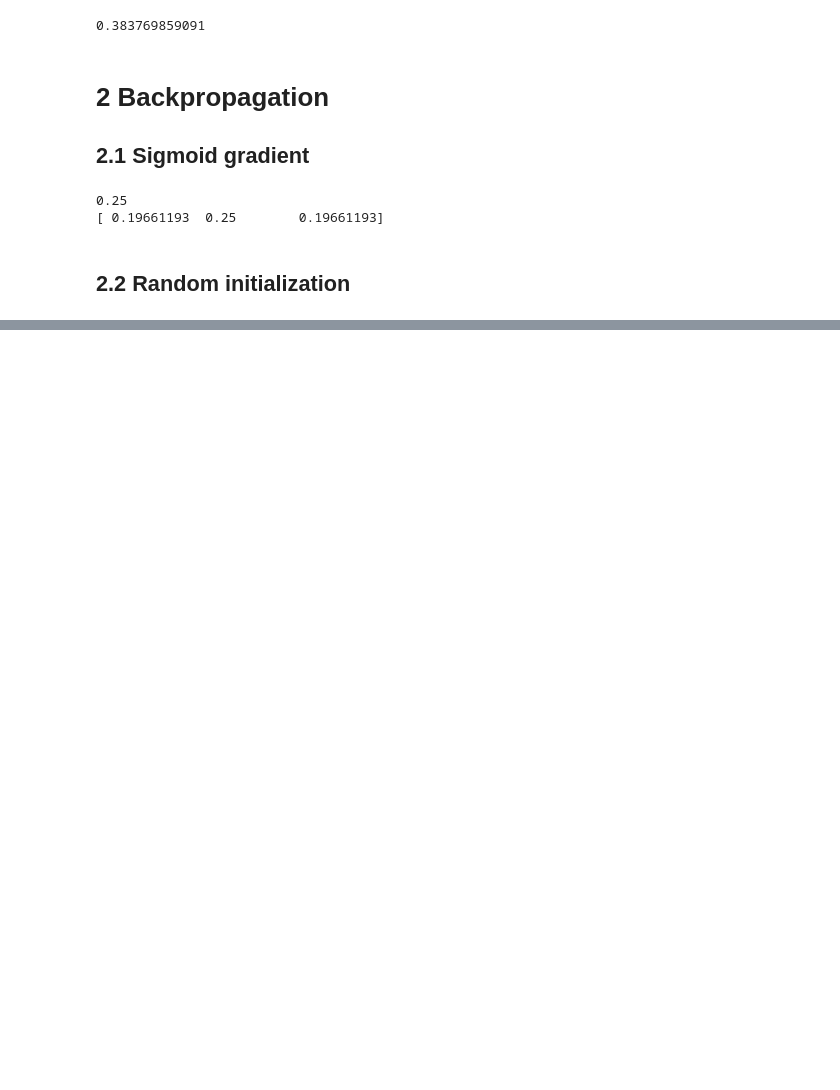
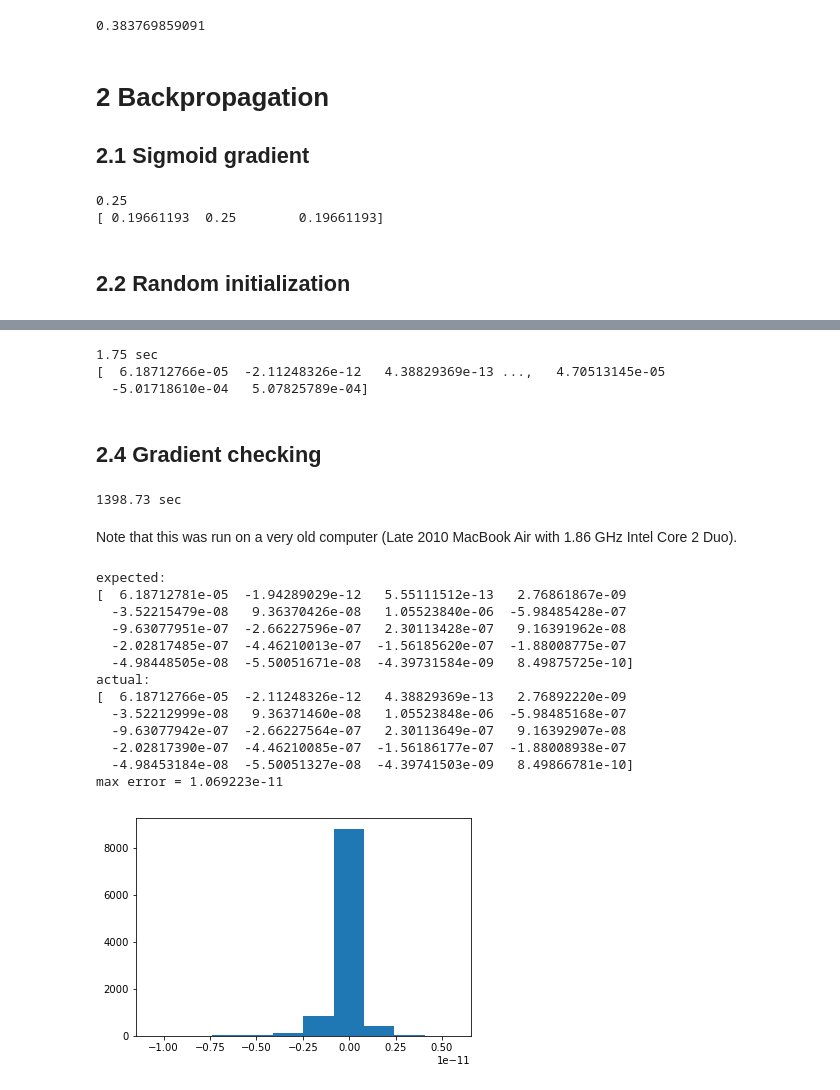
Before and after one commit to E529KIT/coursera-ml, a Jupyter notebook: ex4/python/ex4.ipynb, the cells around one changed output, grey strips where cells are left out. Drawn from its saved outputs; the diff is of its cells as text; code cells hidden in the pictures; blank space fills up the shorter version.

```diff
--- a/ex4/python/ex4.ipynb
+++ b/ex4/python/ex4.ipynb
@@ -43,12 +43,12 @@ def sigmoid(z):
 
     ######################
 
-
 def add_ones(X):
     m, _ = X.shape
     return np.column_stack((np.ones((m, 1)), X))
 
 def cost(nn_params, input_layer_size, hidden_layer_size, num_labels, X, y, lambda_):
+    lambda_ = float(lambda_)
     m, _ = X.shape
     Theta1_len = hidden_layer_size * (input_layer_size + 1)
     Theta1 = nn_params[:Theta1_len].reshape((hidden_layer_size, input_layer_size + 1))
@@ -87,9 +86,9 @@ print J
 ## 1.4 Regularized cost function
 $J(\theta) = \frac{1}{m} \sum_{i=1}^{m} \sum_{k=1}^{K} [ -y_k^{(i)} \log (h_\theta(x^{(i)})_k) - (1 - y_k^{(i)}) \log (1 - h_\theta(x^{(i)})_k) ] + \frac{\lambda}{2m} [\sum_{j=1}^{25} \sum_{k=1}^{400} (\Theta_{j,k}^{(1)})^2 + \sum_{j=1}^{10} \sum_{k=1}^{25} (\Theta_{j,k}^{(2)})^2]$
 # %%
-lambda_ = 1
+lambda_ = 1.0
 J = cost(nn_params, input_layer_size, hidden_layer_size, num_labels, X, y, lambda_)
-print J
+print J  # should be about 0.383770
 # %% [output]
 0.383769859091
 # %% [markdown]
@@ -123 +172,54 @@ print rand_initialize_weights(2, 3)
+# %%
+import time
+start_time = time.clock()
+iter_grad = iterative_gradient(nn_params, input_layer_size, hidden_layer_size, num_labels, X, y, lambda_)
+print '%.2f sec' % (time.clock() - start_time)
+print iter_grad
+# %% [output]
+1.75 sec
+[  6.18712766e-05  -2.11248326e-12   4.38829369e-13 ...,   4.70513145e-05
+  -5.01718610e-04   5.07825789e-04]
+# %% [markdown]
+## 2.4 Gradient checking
+# %%
+def slow_gradient(nn_params, input_layer_size, hidden_layer_size, num_labels, X, y, lambda_,
+                  epsilon=1e-4):
+    def cost_(theta):
+        return cost(theta, input_layer_size, hidden_layer_size, num_labels, X, y, lambda_)
+
+    n = len(nn_params)
+    grad = np.zeros(n)
+    for i in xrange(n):
+        delta = np.zeros(n)
+        delta[i] = epsilon
+        grad[i] = 0.5 / epsilon * (cost_(nn_params + delta) - cost_(nn_params - delta))
+    return grad
+
+start_time = time.clock()
+correct_grad = slow_gradient(nn_params, input_layer_size, hidden_layer_size, num_labels, X, y, lambda_)
+print '%.2f sec' % (time.clock() - start_time)
+# %% [output]
+1398.73 sec
+# %% [markdown]
+Note that this was run on a very old computer (Late 2010 MacBook Air with 1.86 GHz Intel Core 2 Duo).
+# %%
+plt.hist(iter_grad - correct_grad)
+print 'expected:\n', correct_grad[:20]
+print 'actual:\n', iter_grad[:20]
+print 'max error = %e' % max(abs(iter_grad - correct_grad))
+# %% [output]
+expected:
+[  6.18712781e-05  -1.94289029e-12   5.55111512e-13   2.76861867e-09
+  -3.52215479e-08   9.36370426e-08   1.05523840e-06  -5.98485428e-07
+  -9.63077951e-07  -2.66227596e-07   2.30113428e-07   9.16391962e-08
+  -2.02817485e-07  -4.46210013e-07  -1.56185620e-07  -1.88008775e-07
+  -4.98448505e-08  -5.50051671e-08  -4.39731584e-09   8.49875725e-10]
+actual:
+[  6.18712766e-05  -2.11248326e-12   4.38829369e-13   2.76892220e-09
+  -3.52212999e-08   9.36371460e-08   1.05523848e-06  -5.98485168e-07
+  -9.63077942e-07  -2.66227564e-07   2.30113649e-07   9.16392907e-08
+  -2.02817390e-07  -4.46210085e-07  -1.56186177e-07  -1.88008938e-07
+  -4.98453184e-08  -5.50051327e-08  -4.39741503e-09   8.49866781e-10]
+max error = 1.069223e-11
+[figure, added]
 # %% [markdown]
```
Also changed, not shown: parts of 16 cells of this notebook.
